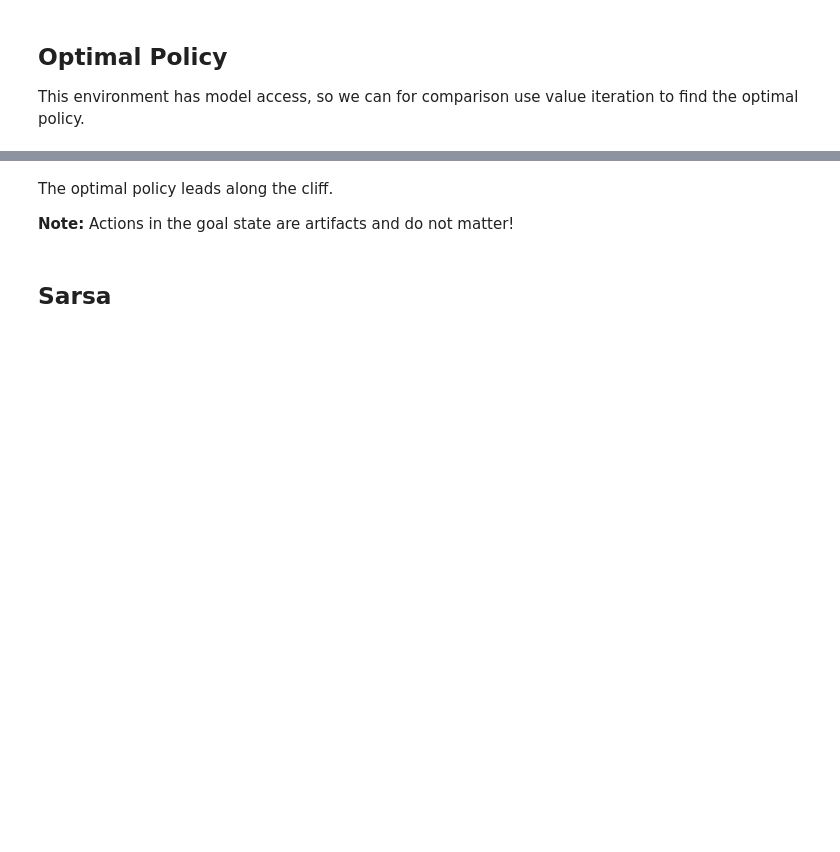
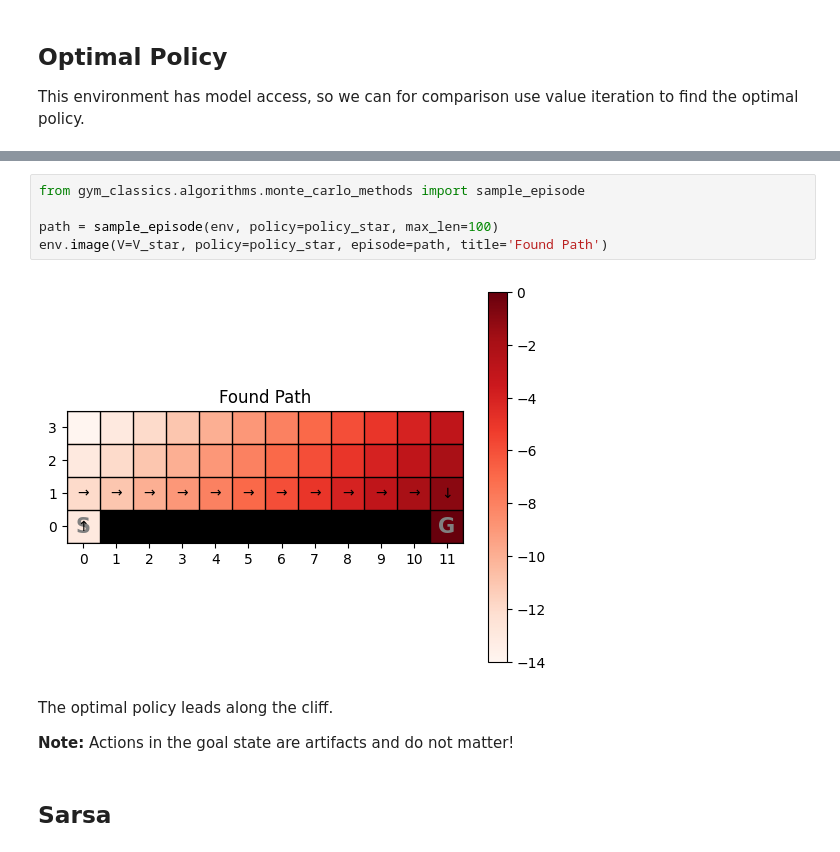
Before and after one commit to mhahsler/Introduction_to_Reinforcement_Learning, a Jupyter notebook: TD/Cliff_Walking_TD.ipynb, the cells around one changed output, grey strips where cells are left out. Drawn from its saved outputs; the diff is of its cells as text; blank space fills up the shorter version.

```diff
--- a/TD/Cliff_Walking_TD.ipynb
+++ b/TD/Cliff_Walking_TD.ipynb
@@ -102,3 +100,10 @@ Converged after 15 sweeps.
+# %%
+from gym_classics.algorithms.monte_carlo_methods import sample_episode
+
+path = sample_episode(env, policy=policy_star, max_len=100)
+env.image(V=V_star, policy=policy_star, episode=path, title='Found Path')
+# %% [output]
+[figure, added]
 # %% [markdown]
 The optimal policy leads along the cliff.
 
```
Also changed, not shown: parts of 17 cells of this notebook, 9 other files.
